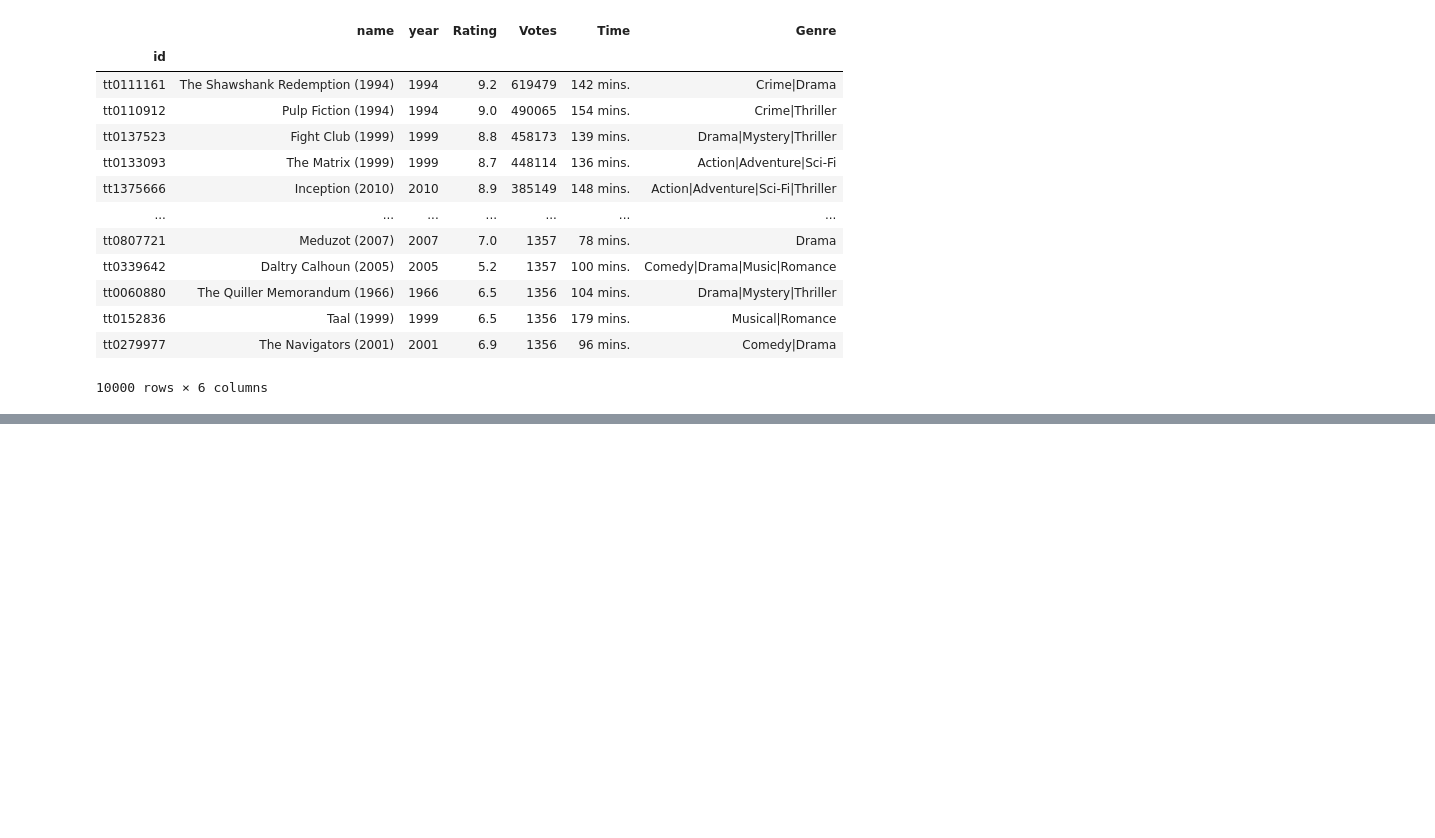
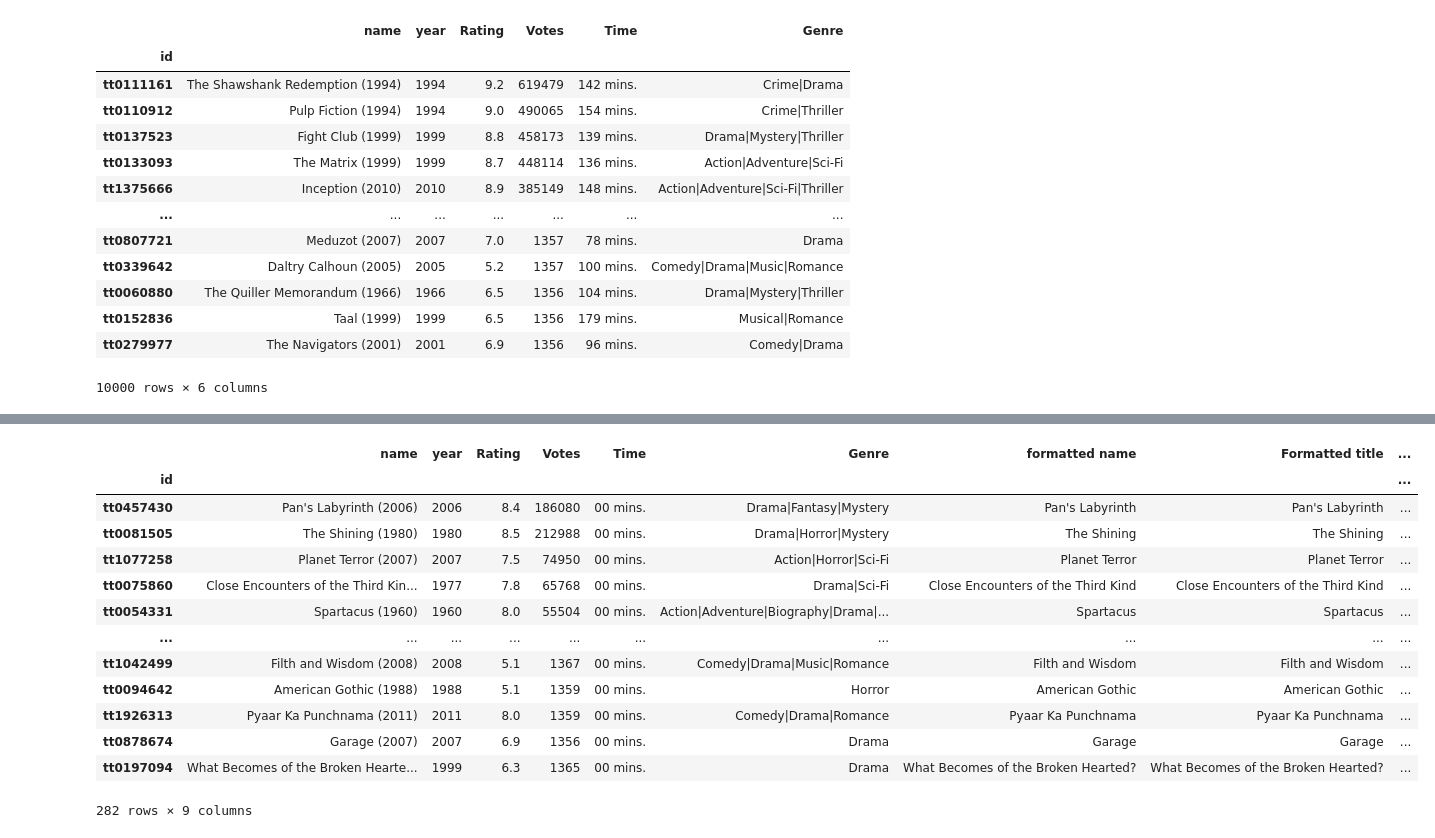
Before and after one commit to nasirhm/onemonth-python, a Jupyter notebook: Jupyter-Week3/Data_Analysis_Intro.ipynb, the cells around one changed output, grey strips where cells are left out. Drawn from its saved outputs; the diff is of its cells as text; code cells hidden in the pictures; blank space fills up the shorter version.

```diff
--- a/Jupyter-Week3/Data_Analysis_Intro.ipynb
+++ b/Jupyter-Week3/Data_Analysis_Intro.ipynb
@@ -420,0 +534,17 @@ SyntaxError: unexpected EOF while parsing (<ipython-input-111-31375e00777d>, lin
+# %%
+data[data['Formatted Length'] == 0]
+# %% [output]
+|  | name | year | Rating | Votes | Time | Genre | formatted name | Formatted title | ... |
+| id |  |  |  |  |  |  |  |  | ... |
+| tt0457430 | Pan's Labyrinth (2006) | 2006 | 8.4 | 186080 | 00 mins. | Drama|Fantasy|Mystery | Pan's Labyrinth | Pan's Labyrinth | ... |
+| tt0081505 | The Shining (1980) | 1980 | 8.5 | 212988 | 00 mins. | Drama|Horror|Mystery | The Shining | The Shining | ... |
+| tt1077258 | Planet Terror (2007) | 2007 | 7.5 | 74950 | 00 mins. | Action|Horror|Sci-Fi | Planet Terror | Planet Terror | ... |
+| tt0075860 | Close Encounters of the Third Kin... | 1977 | 7.8 | 65768 | 00 mins. | Drama|Sci-Fi | Close Encounters of the Third Kind | Close Encounters of the Third Kind | ... |
+| tt0054331 | Spartacus (1960) | 1960 | 8.0 | 55504 | 00 mins. | Action|Adventure|Biography|Drama|... | Spartacus | Spartacus | ... |
+| ... | ... | ... | ... | ... | ... | ... | ... | ... | ... |
+| tt1042499 | Filth and Wisdom (2008) | 2008 | 5.1 | 1367 | 00 mins. | Comedy|Drama|Music|Romance | Filth and Wisdom | Filth and Wisdom | ... |
+| tt0094642 | American Gothic (1988) | 1988 | 5.1 | 1359 | 00 mins. | Horror | American Gothic | American Gothic | ... |
+| tt1926313 | Pyaar Ka Punchnama (2011) | 2011 | 8.0 | 1359 | 00 mins. | Comedy|Drama|Romance | Pyaar Ka Punchnama | Pyaar Ka Punchnama | ... |
+| tt0878674 | Garage (2007) | 2007 | 6.9 | 1356 | 00 mins. | Drama | Garage | Garage | ... |
+| tt0197094 | What Becomes of the Broken Hearte... | 1999 | 6.3 | 1365 | 00 mins. | Drama | What Becomes of the Broken Hearted? | What Becomes of the Broken Hearted? | ... |
+282 rows × 9 columns
```
Also changed, not shown: parts of 19 cells of this notebook, 5 other files.
